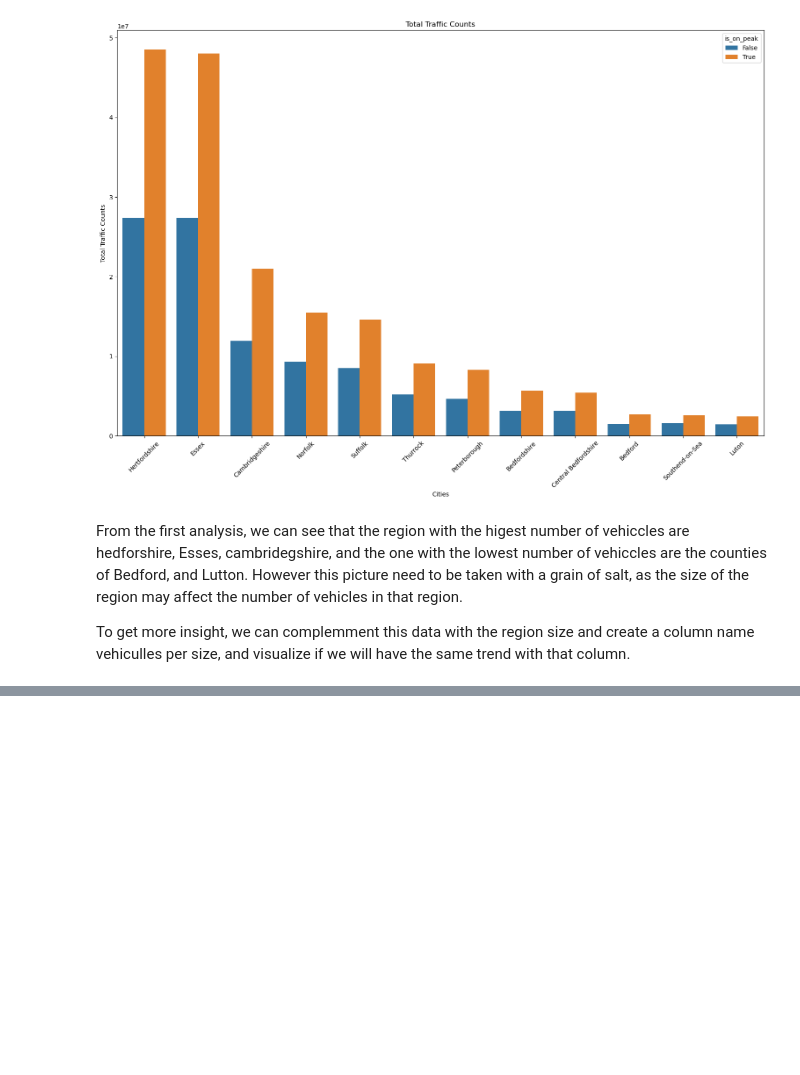
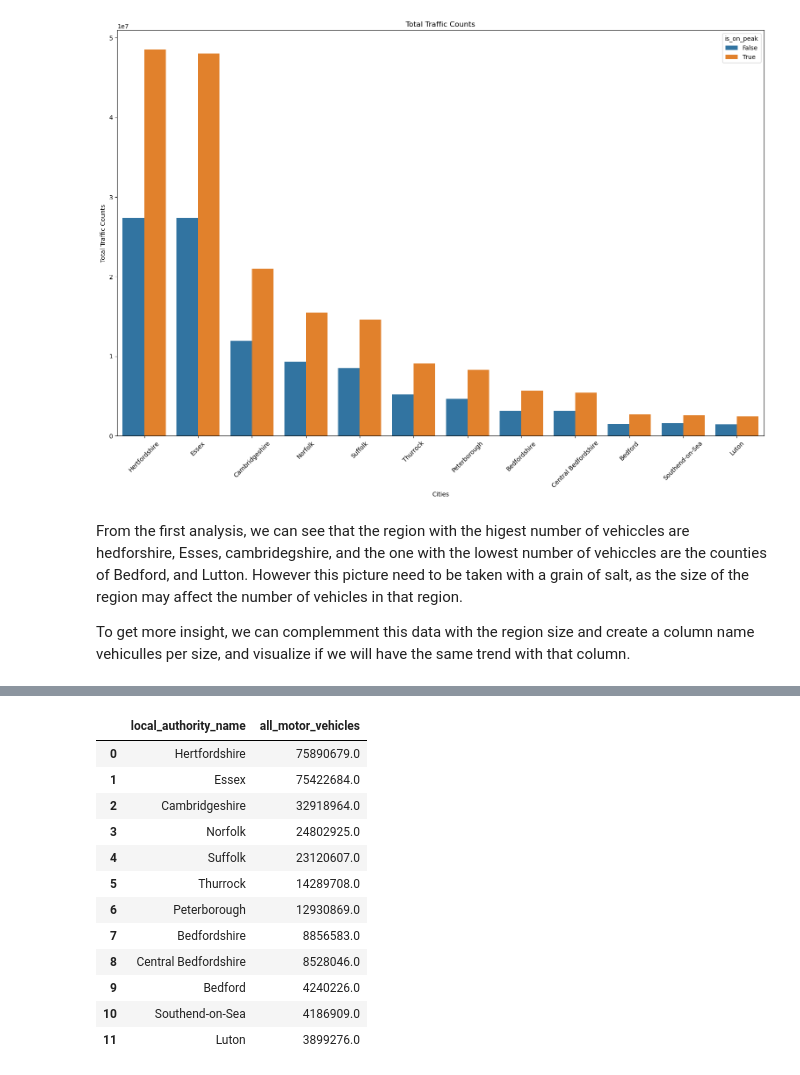
Before and after one commit to Emillia-rosette/traffic-volume-analysis, a Jupyter notebook: notebooks/02-eda.ipynb, the cells around one changed output, grey strips where cells are left out. Cells and saved outputs as stored; diff of their text form; code cells hidden in the pictures; blank space fills up the shorter version.

```diff
--- a/notebooks/02-eda.ipynb
+++ b/notebooks/02-eda.ipynb
@@ -171,3 +187,7 @@ plt.show()
 From the first analysis, we can see that the region with the higest number of vehiccles are hedforshire, Esses, cambridegshire, and the one with the lowest number of vehiccles are the counties of Bedford, and Lutton. However this picture need to be taken with a grain of salt, as the size of the region may affect the number of vehicles in that region.
 
 To get more insight, we can complemment this data with the region size and create a column name vehiculles per size, and visualize if we will have the same trend with that column.
+# %%
+total_traffic_count_per_city = total_traffic_count_per_city.groupby("local_authority_name").agg({"all_motor_vehicles": "sum"})\
+    .sort_values(by="all_motor_vehicles", ascending=False)\
+    .reset_index()
@@ -173,0 +255,16 @@ To get more insight, we can complemment this data with the region size and creat
+# %%
+total_traffic_count_per_city
+# %% [output]
+|  | local_authority_name | all_motor_vehicles |
+| 0 | Hertfordshire | 75890679.0 |
+| 1 | Essex | 75422684.0 |
+| 2 | Cambridgeshire | 32918964.0 |
+| 3 | Norfolk | 24802925.0 |
+| 4 | Suffolk | 23120607.0 |
+| 5 | Thurrock | 14289708.0 |
+| 6 | Peterborough | 12930869.0 |
+| 7 | Bedfordshire | 8856583.0 |
+| 8 | Central Bedfordshire | 8528046.0 |
+| 9 | Bedford | 4240226.0 |
+| 10 | Southend-on-Sea | 4186909.0 |
+| 11 | Luton | 3899276.0 |
```
Also changed, not shown: parts of 26 cells of this notebook.
